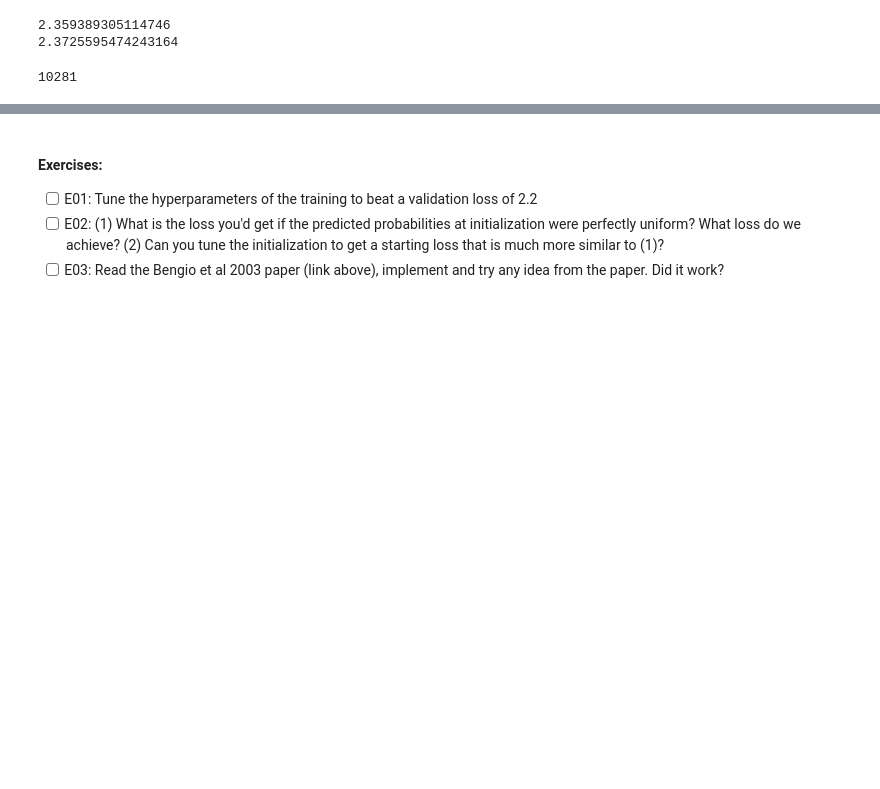
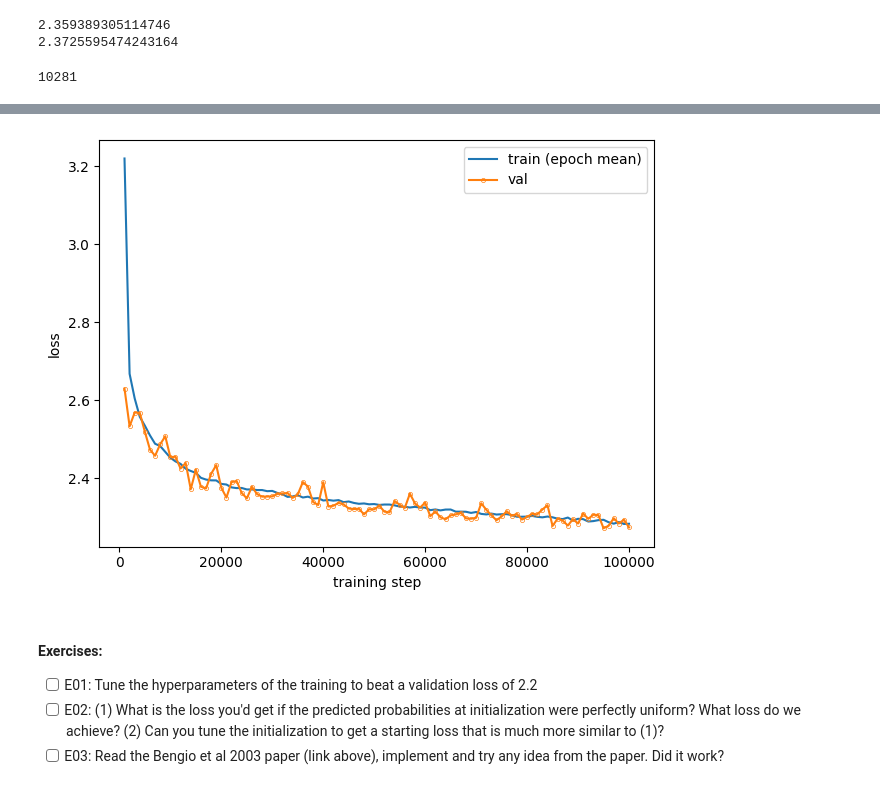
Before and after one commit to jcentner/makemore-repro, a Jupyter notebook: 01_MLP.ipynb, the cells around one changed output, grey strips where cells are left out. Saved outputs shown, nothing was run; the diff lists cells and outputs as text; code cells hidden in the pictures; blank space fills up the shorter version.

```diff
--- a/01_MLP.ipynb
+++ b/01_MLP.ipynb
@@ -395,3 +412,15 @@ SyntaxError: invalid syntax (282929656.py, line 5)
+# %%
+epoch_means = [
+    float(np.mean(train_loss[i*steps_per_epoch:(i+1)*steps_per_epoch]))
+    for i in range(epochs)
+]
+plt.figure()
+plt.plot(np.arange(1, epochs+1)*steps_per_epoch, epoch_means, label='train (epoch mean)')
+plt.plot(val_steps, val_loss,
+         marker='o', ms=3, mew=0.5, mfc='none', mec='auto', label='val')
+plt.xlabel('training step'); plt.ylabel('loss'); plt.legend(); plt.tight_layout()
+# %% [output]
+[figure, added]
 # %% [markdown]
 #### Exercises:
 - [ ] E01: Tune the hyperparameters of the training to beat a validation loss of 2.2
```
Also changed, not shown: parts of 5 cells of this notebook.
